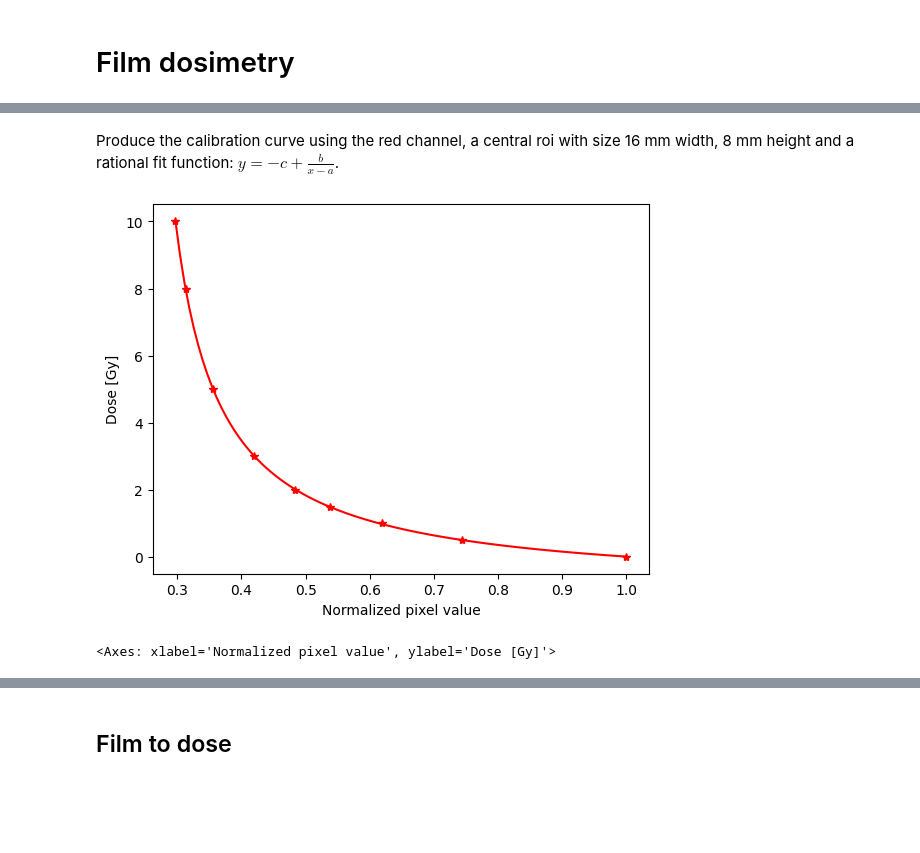
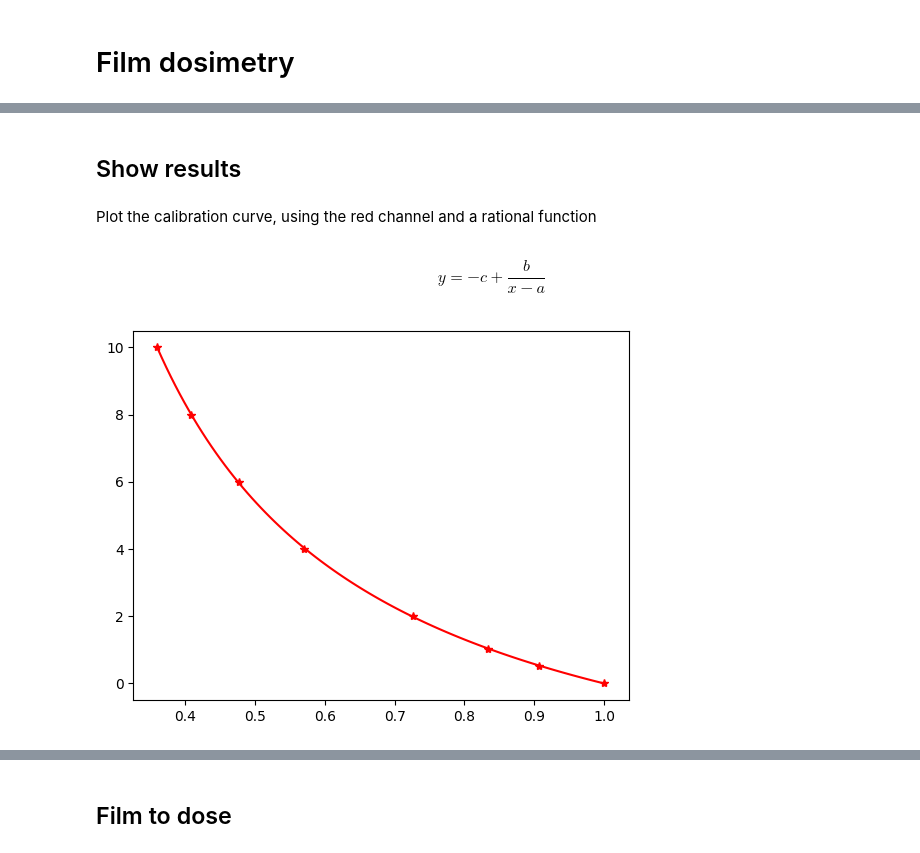
Before and after one commit to LuisOlivaresJ/Dosepy, a Jupyter notebook: docs/Jupyter_Book/film_dosimetry.ipynb, the cells around one changed output, grey strips where cells are left out. Drawn from its saved outputs; the diff is of its cells as text; code cells hidden in the pictures; blank space fills up the shorter version.

Commit message:
readthedocs documentation for calibration module

```diff
--- a/docs/Jupyter_Book/film_dosimetry.ipynb
+++ b/docs/Jupyter_Book/film_dosimetry.ipynb
@@ -22,0 +29,2 @@ imparted_doses = [0, 0.5, 1, 1.5, 2, 3, 5, 8, 10]
+# %%
+cal = LUT(cal_image)
@@ -22,0 +47,4 @@ imparted_doses = [0, 0.5, 1, 1.5, 2, 3, 5, 8, 10]
+# %%
+cal.set_central_rois()
+
+cal.plot_rois()
@@ -22,0 +56,3 @@ imparted_doses = [0, 0.5, 1, 1.5, 2, 3, 5, 8, 10]
+# %%
+cal.set_central_rois(size = (16, 8))
+cal.plot_rois()
@@ -23,14 +68,15 @@ imparted_doses = [0, 0.5, 1, 1.5, 2, 3, 5, 8, 10]
+# %%
+
+cal.set_doses([0, 0.5, 1, 2, 4, 6, 8, 10])
+
+cal.compute_central_lut(filter=3)
+# %% [markdown]
+## Show results
 # %% [markdown]
-Produce the calibration curve using the red channel, a central roi with size 16 mm width, 8 mm height and a rational fit function: $y = -c + \frac{b}{x-a}$.
+Plot the calibration curve, using the red channel and a rational function
+# %% [markdown]
+$$ y = -c + \frac{b}{x-a} $$
 # %%
-cal = cal_image.get_calibration(
-    doses = imparted_doses,
-    channel = "R",
-    roi = (16, 8),
-    func = "RF"
-    )
-# Plot the curve
-cal.plot()
+cal.plot_fit("rational", "red")
 # %% [output]
-[figure, old version]
+[figure, new version]
-<Axes: xlabel='Normalized pixel value', ylabel='Dose [Gy]'>
```
Also changed, not shown: parts of 35 cells of this notebook, 6 other files.
